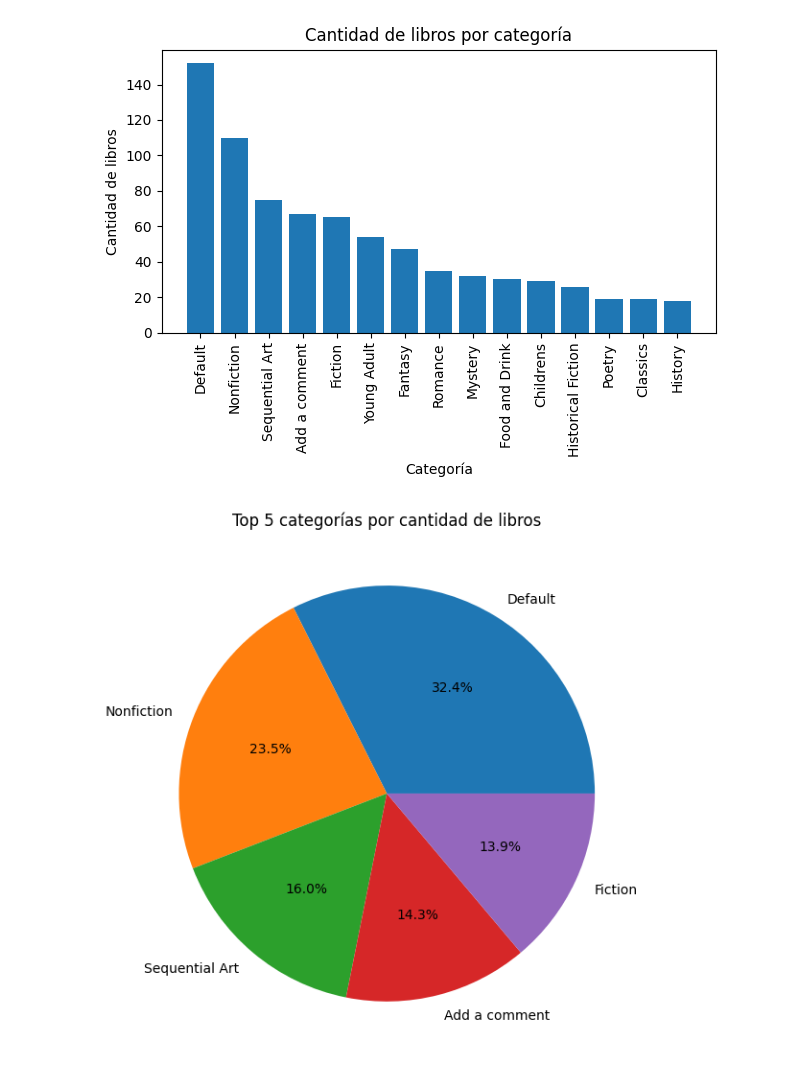
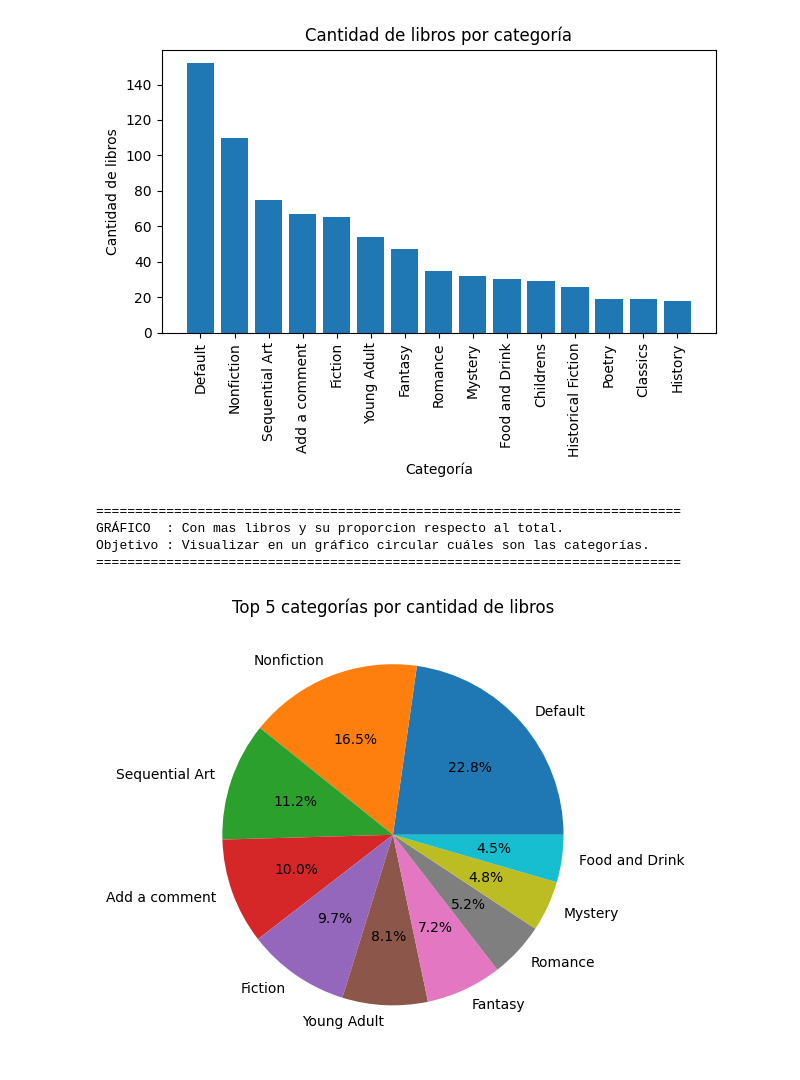
Before and after one commit to JuanCastro-H/Web-Scraping-and-Database-Challenge-4, a Jupyter notebook: scraping.ipynb, the cells around one changed output. Cells and saved outputs as stored; diff of their text form; code cells hidden in the pictures.

Commit message:
docs: mejoro documentación y agrego mensajes de ejecución en todas las celdas

```diff
--- a/scraping.ipynb
+++ b/scraping.ipynb
@@ -264,12 +280,13 @@ memory usage: 32.4+ KB
 # BLOQUE 5: ENRIQUECIMIENTO DEL SCRAPING
 # ===========================================
 
+print("\n" + "="*60)
+print("PROCESANDO AUTORES")
+print("="*60)
+
 # -------------------------------------------
 # Obtener Autores con una API
 # -------------------------------------------
-print("\n" + "="*60)
-print("PROCESANDO AUTORES")
-print("="*60)
 
 # --- Librerias necesarias ---
 import requests
@@ -338,7 +355,7 @@ with ThreadPoolExecutor(max_workers=max_workers) as executor:
         autores_dict[titulo] = autor
 
         # --- Mostrar progreso ---
-        if (i + 1) % 50 == 0: # Cada 50 resultados completados.
+        if (i + 1) % 100 == 0: # Cada 50 resultados completados.
             print(f"{i+1}/{len(df)} procesados")
 
 
@@ -376,6 +393,7 @@ print(f"Total de libros procesados: {total_libros}")
 print(f"Cantidad de autores únicos encontrados: {len(autores_encontrados)}")
 print(f"Libros sin autor identificado: {libros_sin_autor}")
 print(f"Porcentaje de enriquecimiento exitoso: {porcentaje:.2f}%")
+print("="*60)
 # %% [output]
 ============================================================
 PROCESANDO AUTORES
@@ -914,16 +1038,34 @@ Objetivo: Visualizar qué géneros dominan el catálogo.
 # %%
 # ==========================================
 # PIE CHART - Top 5 categorías
 # ==========================================
 
-top5 = df["categoria"].value_counts().head(5)
+# --- Mensaje en pantalla ---
+print("="*75)
+print("GRÁFICO  : Con mas libros y su proporcion respecto al total.")
+print("Objetivo : Visualizar en un gráfico circular cuáles son las categorías.")
+print("="*75)
 
+# --- Obtener un top de las categorias mas frecuentes ---
+top = df["categoria"].value_counts().head(10)
+
+# --- Crear la figura del grafico circular ---
 plt.figure(figsize=(6,6))
-plt.pie(top5, labels=top5.index, autopct="%1.1f%%")
 
+# --- Graficar pie char (grafico circular) ---
+plt.pie(top, labels=top.index, autopct="%1.1f%%")
+
+# --- Titulo del grafico ---
 plt.title("Top 5 categorías por cantidad de libros")
 
+# --- Ajustar los margenes internos para evitar sobreposiciones ---
 plt.tight_layout()
+
+# --- Mostrar grafico en pantalla ---
 plt.show()
 # %% [output]
+===========================================================================
+GRÁFICO  : Con mas libros y su proporcion respecto al total.
+Objetivo : Visualizar en un gráfico circular cuáles son las categorías.
+===========================================================================
-[figure, old version]
+[figure, new version]
```
Also changed, not shown: parts of 16 cells of this notebook.
